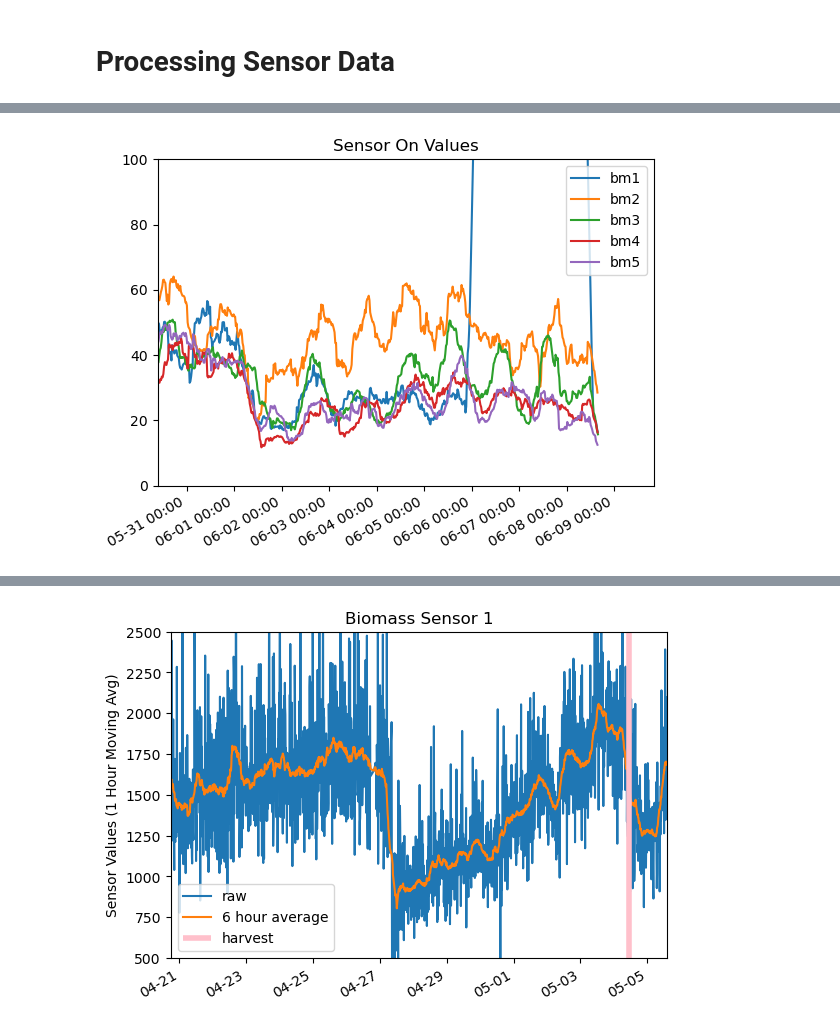
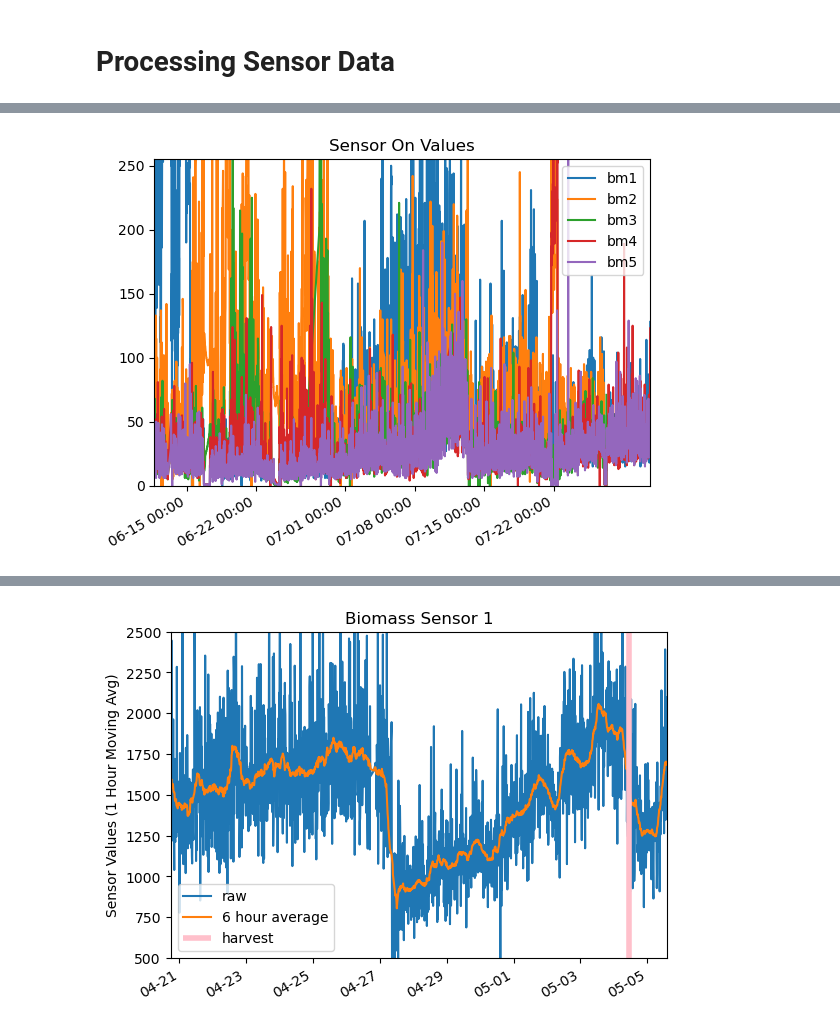
Before and after one commit to wFairmanOlin/Biomass, a Jupyter notebook: data/process_data.ipynb, the cells around one changed output, grey strips where cells are left out. Cells and saved outputs as stored; diff of their text form; code cells hidden in the pictures.

```diff
--- a/data/process_data.ipynb
+++ b/data/process_data.ipynb
@@ -48,7 +54,7 @@ def to_datetime(dates, tz_aware=True):
             i_dt = tz.localize(i_dt)
 
         dt.append(i_dt)
-    return dt
+    return np.array(dt)
 # %% [markdown]
 # Local Data
 
@@ -114,37 +124,33 @@ bm5:  2023-06-08 15:33:05-04:00   210   162   907
 # %%
 # Set date format for x-axis labels
 date_fmt = '%m-%d %H:%M'
 # Use DateFormatter to set the data to the correct format.
 date_formatter = mdates.DateFormatter(date_fmt, tz=(pytz.timezone("US/Eastern")))
 
 
-lower = datetime(2023, 5, 30, hour=9, minute=30)
+
+# upper = datetime(2023, 6, 25, hour=20, minute=0)
+upper = datetime.now()
+lower = upper - timedelta(days=50)
+upper = pytz.timezone("US/Eastern").localize(upper)
 lower = pytz.timezone("US/Eastern").localize(lower)
-upper = datetime(2023, 6, 9, hour=20, minute=0)
-upper = pytz.timezone("US/Eastern").localize(upper)
 #plot
 # plt.figure(figsize=(10,5))
 plt.figure()
-plt.plot(bm1.d_dt, moving_average(bm1.on - bm1.off, 24))
-plt.plot(bm2.d_dt, moving_average(bm2.on - bm2.off, 24))
-plt.plot(bm3.d_dt, moving_average(bm3.on - bm3.off, 24))
-plt.plot(bm4.d_dt, moving_average(bm4.on - bm4.off, 24))
-plt.plot(bm5.d_dt, moving_average(bm5.on - bm5.off, 24))
-# plt.plot(bm1.d_dt, moving_average(bm1.on, 2))
-# plt.plot(bm2.d_dt, moving_average(bm2.on, 2))
-# plt.plot(bm3.d_dt, moving_average(bm3.on, 2))
-# plt.plot(bm4.d_dt, moving_average(bm4.on, 2))
-# plt.plot(bm5.d_dt, moving_average(bm5.on, 2))
+x = [bm1, bm2, bm3, bm4, bm5]
+
+for i in x:
+    plt.plot(i.d_dt, moving_average(i.on - i.off, 1))
 plt.xlim(lower, upper)
-plt.ylim(0, 100)
+plt.ylim(0, 255)
 # plt.hlines(25, 0, 1e6, colors='salmon', linewidth=3)
 plt.title("Sensor On Values")
 plt.legend(['bm1','bm2', 'bm3', 'bm4', 'bm5'], loc='upper right')
 plt.gcf().autofmt_xdate()
 plt.gca().xaxis.set_major_formatter(date_formatter)
 plt.show()
 # %% [output]
-[figure, old version]
+[figure, new version]
 # %%
 bm1_t = mdates.date2num(bm1.s_dt)
 bm2_t = mdates.date2num(bm2.s_dt)
```
Also changed, not shown: parts of 12 cells of this notebook, 10 other files.
